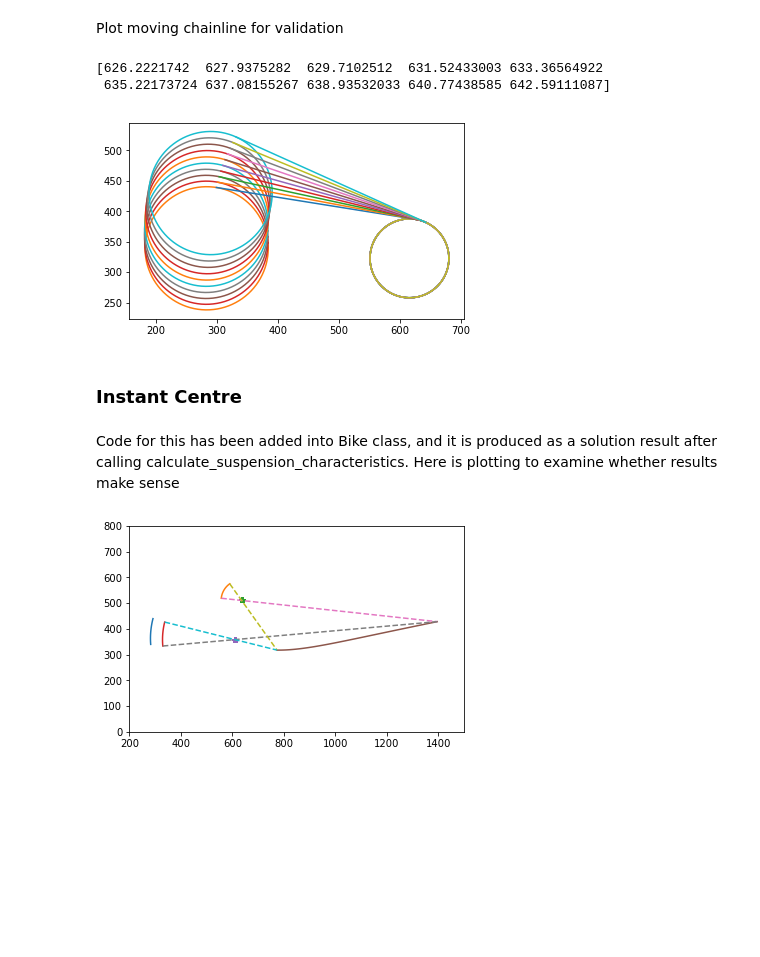
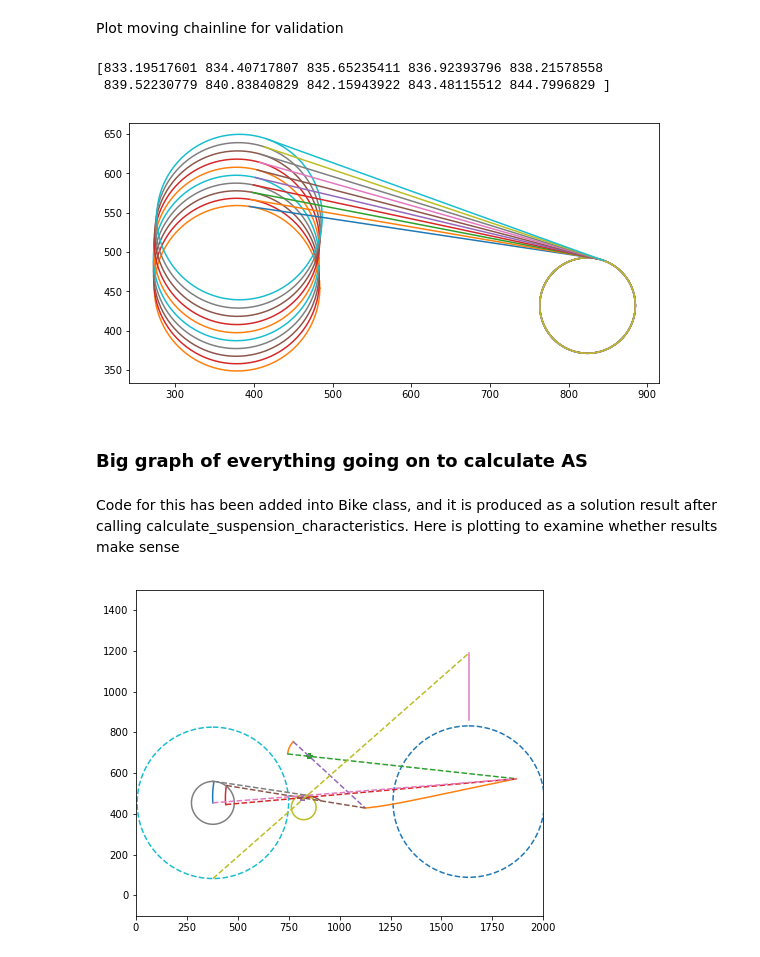
Before and after one commit to mark-bak/BiKinematics, a Jupyter notebook: Solver Development.ipynb, the cells around one changed output. Saved outputs shown, nothing was run; the diff lists cells and outputs as text; code cells hidden in the pictures; blank space fills up the shorter version.

```diff
--- a/Solver Development.ipynb
+++ b/Solver Development.ipynb
@@ -19,5 +26,9 @@ Define loading functon for our bike data
 def load_json(filename):
     with open(filename) as f:
         data = json.load(f)
+        for key,value in data.items():
+            if value['object']=="Point":
+                #these are stored in .json as pixel positions -> need to scale to mm (in app this as done when 'simulate' is clicked)
+                value['position'] = [value['position'][0]*data['p2mm']['value'] ,value['position'][1]*data['p2mm']['value']]
     return data
 # %% [markdown]
@@ -169,11 +211,11 @@ ax1.plot(x,y)
 ax1.set_aspect(1)
 plt.show()
 # %% [output]
-[626.2221742  627.9375282  629.7102512  631.52433003 633.36564922
- 635.22173724 637.08155267 638.93532033 640.77438585 642.59111087]
+[833.19517601 834.40717807 835.65235411 836.92393796 838.21578558
+ 839.52230779 840.83840829 842.15943922 843.48115512 844.7996829 ]
-[figure, old version]
+[figure, new version]
 # %% [markdown]
-### Instant Centre
+### Big graph of everything going on to calculate AS
 # %% [markdown]
 Code for this has been added into Bike class, and it is produced as a solution result after calling calculate_suspension_characteristics. Here is plotting to examine whether results make sense
 # %%
@@ -193,33 +235,63 @@ ax.plot(x, y)
 x = solution['Upper_Pivot'].x
 y = solution['Upper_Pivot'].y
 ax.plot(x, y,'*')
 x = solution['Horst_Pivot'].x
 y = solution['Horst_Pivot'].y
 ax.plot(x, y)
 x = solution['Main_Pivot'].x
 y = solution['Main_Pivot'].y
 ax.plot(x, y,'*')
+x = solution['IFC'].x
+y=solution['IFC'].y
+ax.plot(x, y)
+x = solution['AS_Point'].x
+y = solution['AS_Point'].y
+ax.plot(x, y)
+a = np.linspace(0,2*np.pi,100)
+x = solution['Rear_Wheel'].x[0]*np.ones_like(a) + b.chainline[-1][1] * 0.5 * np.sin(a)
+y = solution['Rear_Wheel'].y[0]*np.ones_like(a) + b.chainline[-1][1] * 0.5 * np.cos(a)
+ax.plot(x,y)
+x = solution['Bottom_Bracket'].x[0]*np.ones_like(a) + b.chainline[-2][1] * 0.5 * np.sin(a)
+y = solution['Bottom_Bracket'].y[0]*np.ones_like(a) + b.chainline[-2][1] * 0.5 * np.cos(a)
+ax.plot(x,y)
+x = solution['Rear_Wheel'].x[0]*np.ones_like(a) + 29.25*25.4 * 0.5 * np.sin(a)
+y = solution['Rear_Wheel'].y[0]*np.ones_like(a) + 29.25*25.4 * 0.5 * np.cos(a)
+ax.plot(x,y,'--')
+x = solution['Front_Wheel'].x[0]*np.ones_like(a) + 29.25*25.4 * 0.5 * np.sin(a)
+y = solution['Front_Wheel'].y[0]*np.ones_like(a) + 29.25*25.4 * 0.5 * np.cos(a)
+ax.plot(x,y,'--')
+
 x = solution['Instant Centre'].x
 y = solution['Instant Centre'].y
-plt.xlim([200,1500])
-plt.ylim([0,800])
+plt.xlim([0,2000])
+plt.ylim([-100,1500])
 ax.plot(x, y)
 
 x = [ solution['Seatstay'].x[0] , solution['Instant Centre'].x[0] ]
 y = [ solution['Seatstay'].y[0] , solution['Instant Centre'].y[0] ]
 ax.plot(x,y,'--')
 x = [ solution['Horst_Pivot'].x[0] , solution['Instant Centre'].x[0] ]
 y = [ solution['Horst_Pivot'].y[0] , solution['Instant Centre'].y[0] ]
 ax.plot(x,y,'--')
 
 x = [ solution['Seatstay'].x[-1] , solution['Instant Centre'].x[-1] ]
 y = [ solution['Seatstay'].y[-1] , solution['Instant Centre'].y[-1] ]
 ax.plot(x,y,'--')
 x = [ solution['Horst_Pivot'].x[-1] , solution['Instant Centre'].x[-1] ]
 y = [ solution['Horst_Pivot'].y[-1] , solution['Instant Centre'].y[-1] ]
 ax.plot(x,y,'--')
+x = [ solution['Rear_Wheel'].x[0] , solution['Instant Centre'].x[0] ]
+y = [ solution['Rear_Wheel'].y[0] , solution['Instant Centre'].y[0] ]
+ax.plot(x,y,'--')
+x = [ solution['CLINE_1'].x[0] , solution['CLINE_2'].x[0] ]
+y = [ solution['CLINE_1'].y[0] , solution['CLINE_2'].y[0] ]
+ax.plot(x,y,'--')
+x = [ solution['Tyre_Contact'].x[0] , solution['AS_Point'].x[0] ]
+y = [ solution['Tyre_Contact'].y[0] , solution['AS_Point'].y[0] ]
+ax.plot(x,y,'--')
 
 ax.set_aspect('equal')
+plt.rcParams['figure.figsize'] = [9.5, 6]
 plt.show()
 # %% [output]
-[figure, old version]
+[figure, new version]
```
Also changed, not shown: parts of 12 cells of this notebook, 12 other files.
